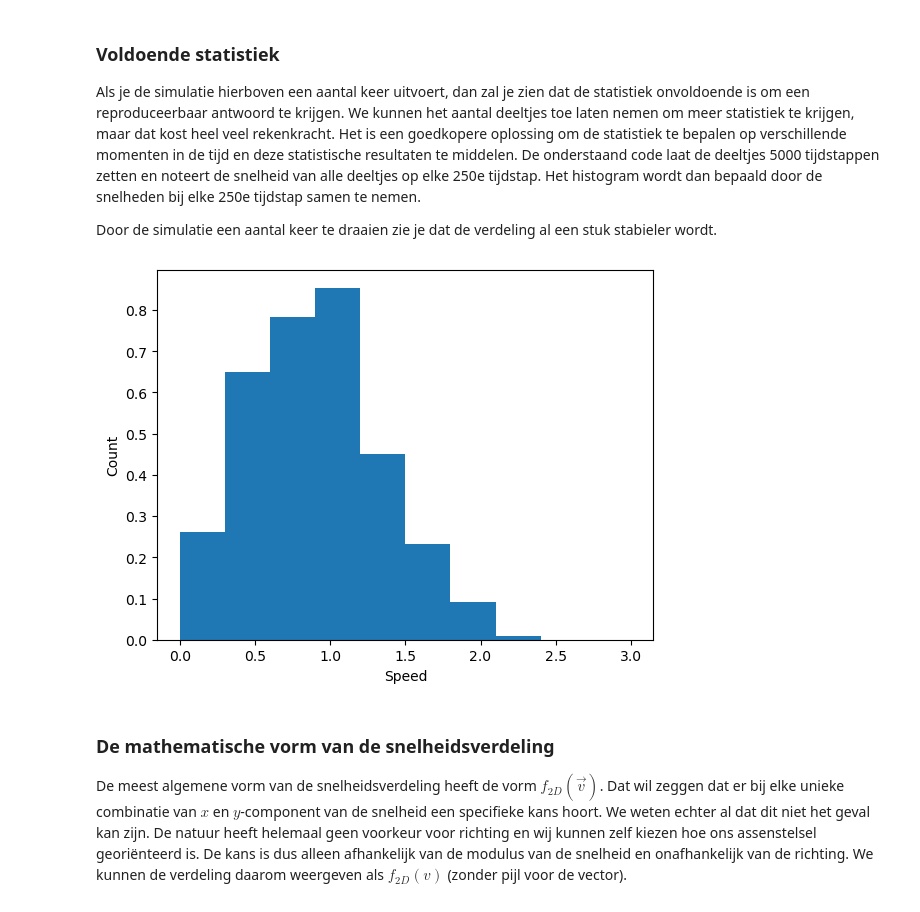
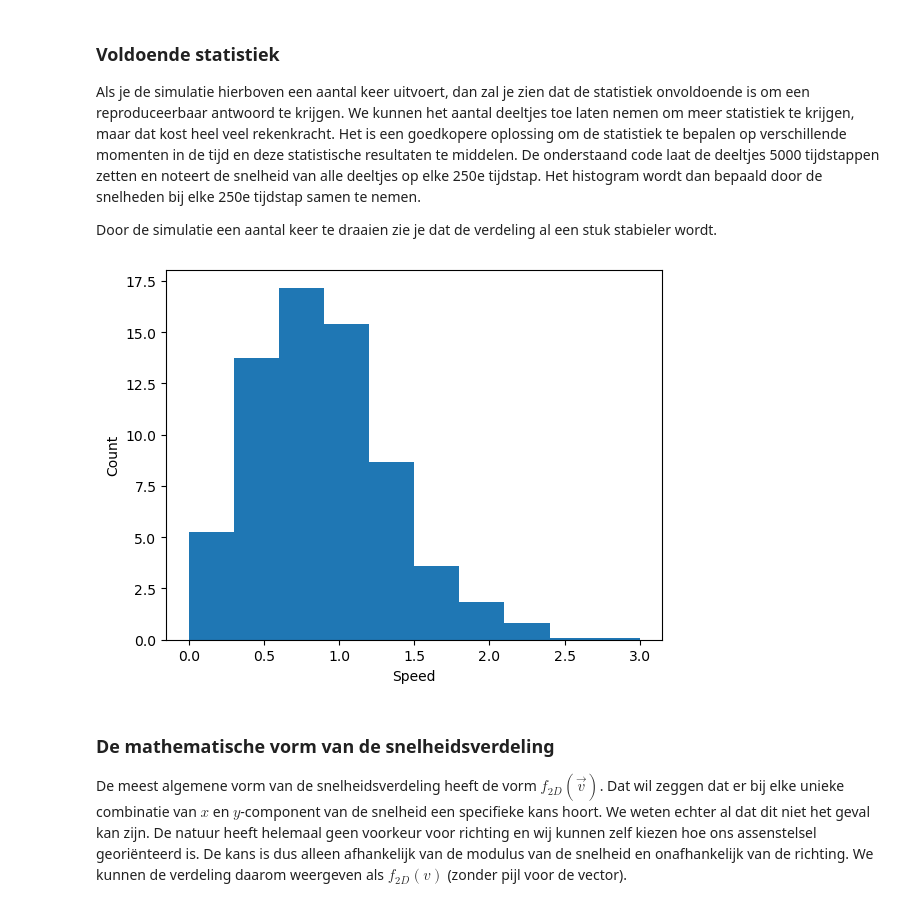
Before and after one commit to Casper-ctrl-alt-delete/Groep-13, a Jupyter notebook: Content/PySim/6_boltzmann.ipynb, the cells around one changed output. Drawn from its saved outputs; the diff is of its cells as text; code cells hidden in the pictures.

```diff
--- a/Content/PySim/6_boltzmann.ipynb
+++ b/Content/PySim/6_boltzmann.ipynb
@@ -31,8 +31,8 @@ from scipy.optimize import curve_fit
 BOX_SIZE_0 = 10 #m                 # Hoogte en breedte startvolume
 N = 40                         # Aantal deeltjes
 V_0 = 1 #m/s                        # Startsnelheid van deeltjes
-RADIUS = 0.15 #nm                     # Straal van moleculen
-DT = 0.04 #s                         # Tijdstap om geen botsing te missen
+RADIUS = 0.3 #nm                     # Straal van moleculen
+DT = 0.1*RADIUS/V_0  #s                         # Tijdstap om geen botsing te missen
 
 #your code/answer
 # %% [markdown]
@@ -242,26 +242,26 @@ Door de simulatie een aantal keer te draaien zie je dat de verdeling al een stuk
 # %%
 particles = []
 num_bins = 10
 tot_counts = np.zeros(num_bins, dtype=float)
 
 plt.figure()
 plt.xlabel('Speed')
 plt.ylabel('Count')
 
 create_uniform_particles(particles)
 
 for i in range(5000):
     take_time_step(particles)
     if i % 250 == 0:
         speeds = [np.linalg.norm(p.v) for p in particles]
         partial_counts, bins = np.histogram(speeds, bins=num_bins, density='True', range=[0,3*V_0])
         tot_counts += partial_counts
 
-norm_counts = tot_counts / 20
+norm_counts = tot_counts
 plt.stairs(norm_counts, bins, fill='True')
 plt.show()
 # %% [output]
-[figure, old version]
+[figure, new version]
 # %% [markdown]
 ### De mathematische vorm van de snelheidsverdeling
 
```
Also changed, not shown: parts of 4 cells of this notebook.
